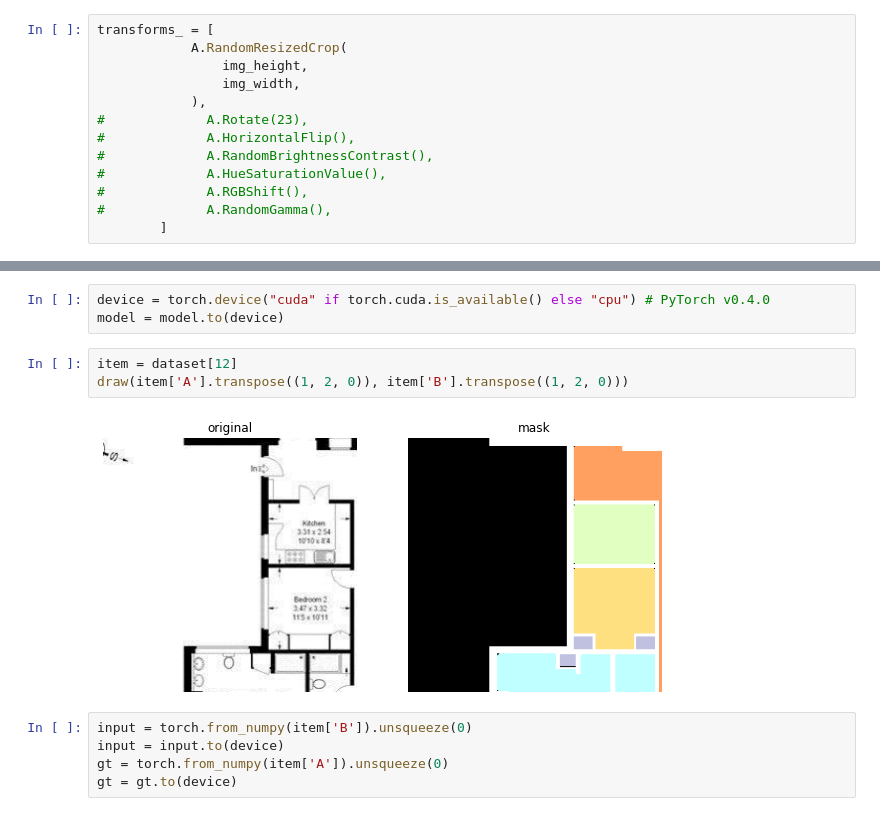
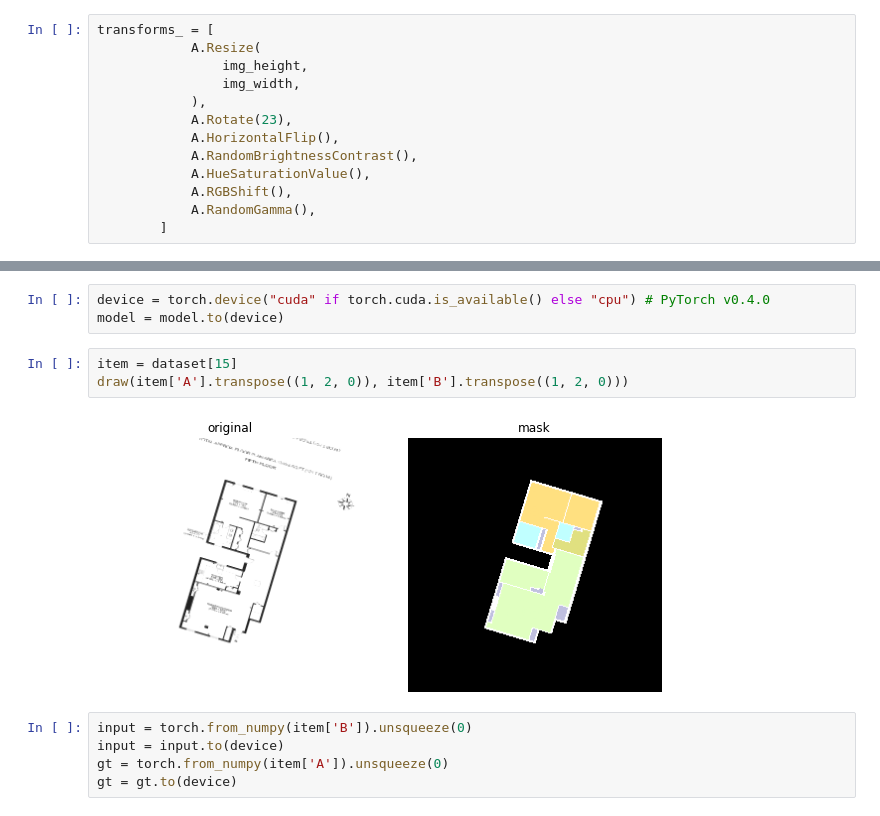
Before and after one commit to chnghia/pytorch-lightning-gan, a Jupyter notebook: 007_pix2pix.ipynb, the cells around one changed output, grey strips where cells are left out. Saved outputs shown, nothing was run; the diff lists cells and outputs as text.

```diff
--- a/007_pix2pix.ipynb
+++ b/007_pix2pix.ipynb
@@ -27,16 +27,16 @@ img_height = 256
 img_width = 256
 # %%
 transforms_ = [
-            A.RandomResizedCrop(
+            A.Resize(
                 img_height,
                 img_width,
             ),
-#             A.Rotate(23),
-#             A.HorizontalFlip(),
-#             A.RandomBrightnessContrast(),
-#             A.HueSaturationValue(),
-#             A.RGBShift(),
-#             A.RandomGamma(),
+            A.Rotate(23),
+            A.HorizontalFlip(),
+            A.RandomBrightnessContrast(),
+            A.HueSaturationValue(),
+            A.RGBShift(),
+            A.RandomGamma(),
         ]
 # %%
 dataset = FloorplanDataset("./datasets/%s" % dataset_name, transforms_=transforms_, mode="test")
@@ -152,10 +153,10 @@ CUDA_VISIBLE_DEVICES: [0]
 device = torch.device("cuda" if torch.cuda.is_available() else "cpu") # PyTorch v0.4.0
 model = model.to(device)
 # %%
-item = dataset[12]
+item = dataset[15]
 draw(item['A'].transpose((1, 2, 0)), item['B'].transpose((1, 2, 0)))
 # %% [output]
-[figure, old version]
+[figure, new version]
 # %%
 input = torch.from_numpy(item['B']).unsqueeze(0)
 input = input.to(device)
```
Also changed, not shown: parts of 7 cells of this notebook, 1 other file.
